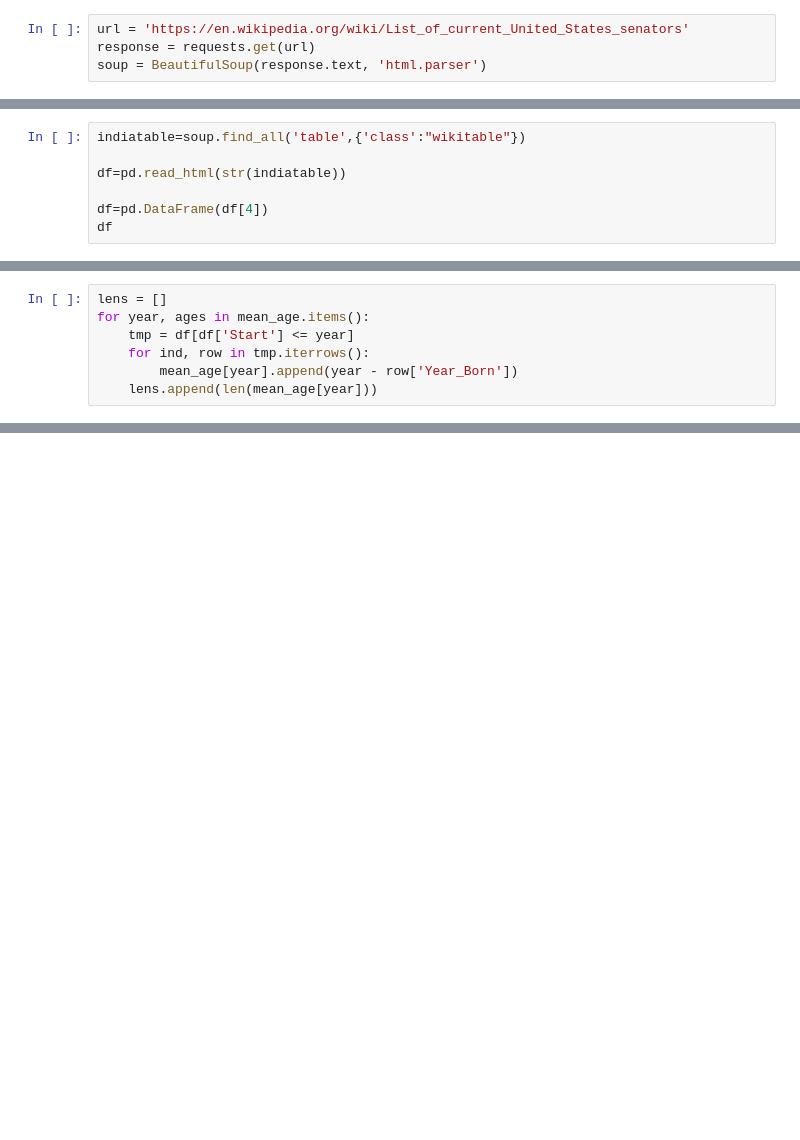
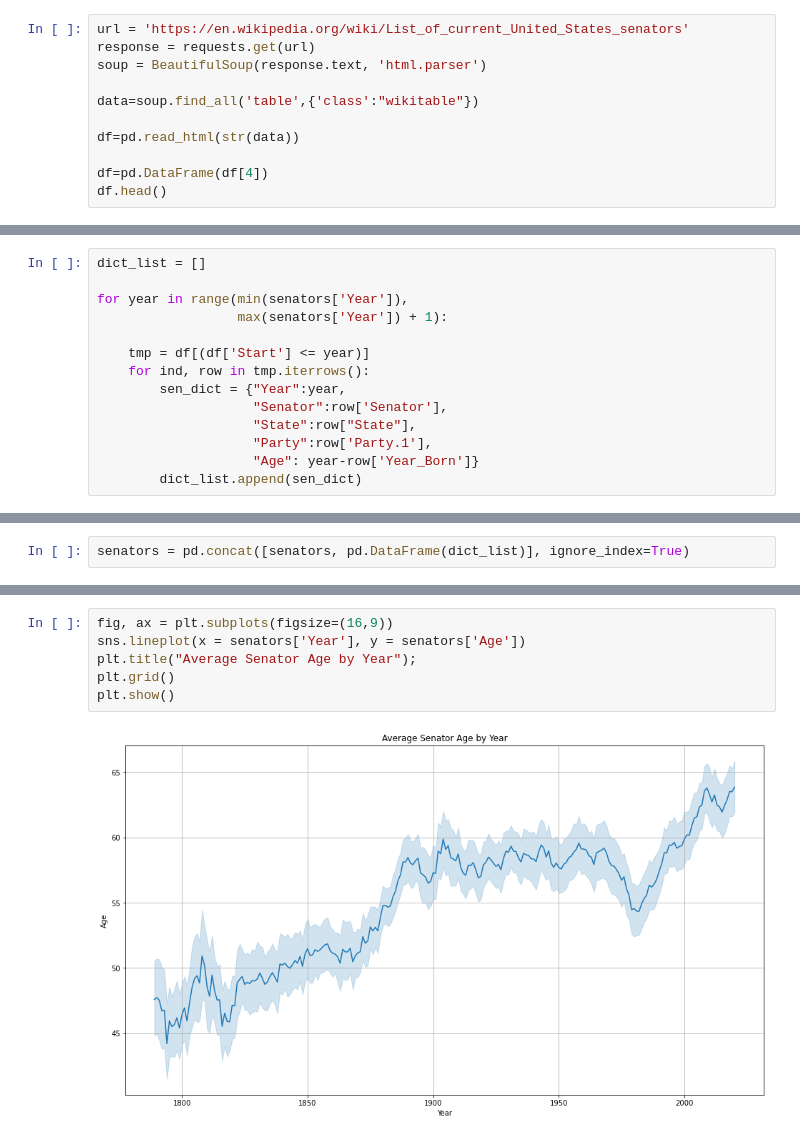
Before and after one commit to MichaelHotaling/Posts, a Jupyter notebook: Senator Ages.ipynb, the cells around one changed output, grey strips where cells are left out. Cells and saved outputs as stored; diff of their text form; blank space fills up the shorter version.

Commit message:
Fixed some formatting and plots

```diff
--- a/Senator Ages.ipynb
+++ b/Senator Ages.ipynb
@@ -54,3 +132,10 @@ for year in range(min(df2['Start']), max(df2['Start']) + 1):
 url = 'https://en.wikipedia.org/wiki/List_of_current_United_States_senators'
 response = requests.get(url)
 soup = BeautifulSoup(response.text, 'html.parser')
+
+data=soup.find_all('table',{'class':"wikitable"})
+
+df=pd.read_html(str(data))
+
+df=pd.DataFrame(df[4])
+df.head()
@@ -57,7 +148,0 @@ soup = BeautifulSoup(response.text, 'html.parser')
-# %%
-indiatable=soup.find_all('table',{'class':"wikitable"})
-
-df=pd.read_html(str(indiatable))
-
-df=pd.DataFrame(df[4])
-df
@@ -82,7 +160,14 @@ df['Year_Born'] = 2021 - df['Born'].str.split("age").str[-1].str[1:3].astype(int
 # %%
-lens = []
-for year, ages in mean_age.items():
-    tmp = df[df['Start'] <= year]
+dict_list = []
+
+for year in range(min(senators['Year']),
+                  max(senators['Year']) + 1):
+
+    tmp = df[(df['Start'] <= year)]
     for ind, row in tmp.iterrows():
-        mean_age[year].append(year - row['Year_Born'])
-    lens.append(len(mean_age[year]))
+        sen_dict = {"Year":year,
+                    "Senator":row['Senator'],
+                    "State":row["State"],
+                    "Party":row['Party.1'],
+                    "Age": year-row['Year_Born']}
+        dict_list.append(sen_dict)
@@ -98,0 +190,2 @@ plt.plot(range(min(df2['Start']), max(df2['Start']) + 1), ages)
+# %%
+senators = pd.concat([senators, pd.DataFrame(dict_list)], ignore_index=True)
@@ -98,0 +212,8 @@ plt.plot(range(min(df2['Start']), max(df2['Start']) + 1), ages)
+# %%
+fig, ax = plt.subplots(figsize=(16,9))
+sns.lineplot(x = senators['Year'], y = senators['Age'])
+plt.title("Average Senator Age by Year");
+plt.grid()
+plt.show()
+# %% [output]
+[figure, added]
```
Also changed, not shown: parts of 21 cells of this notebook.
